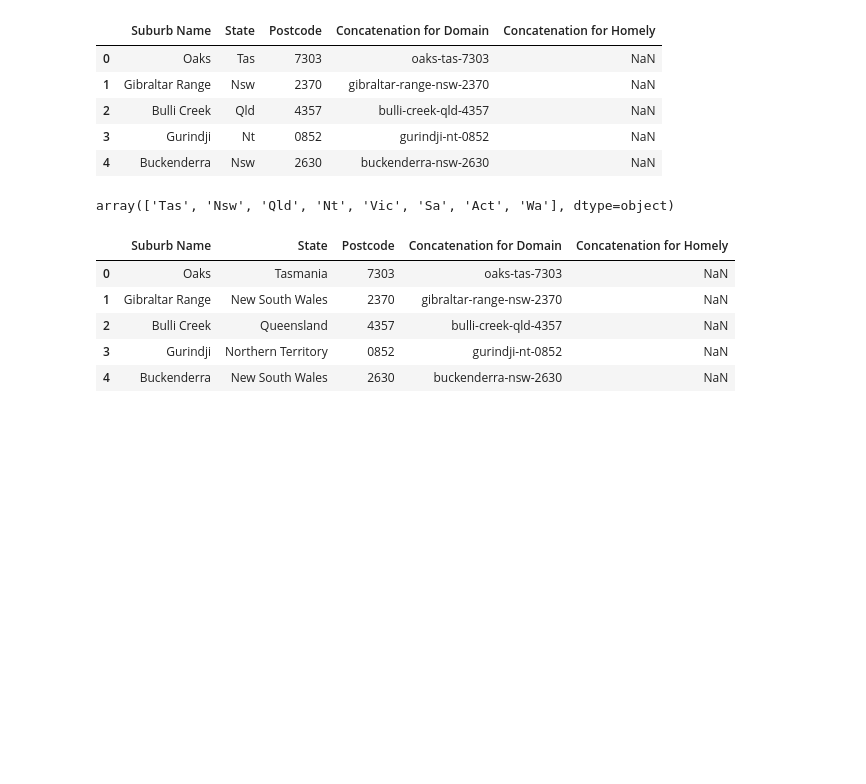
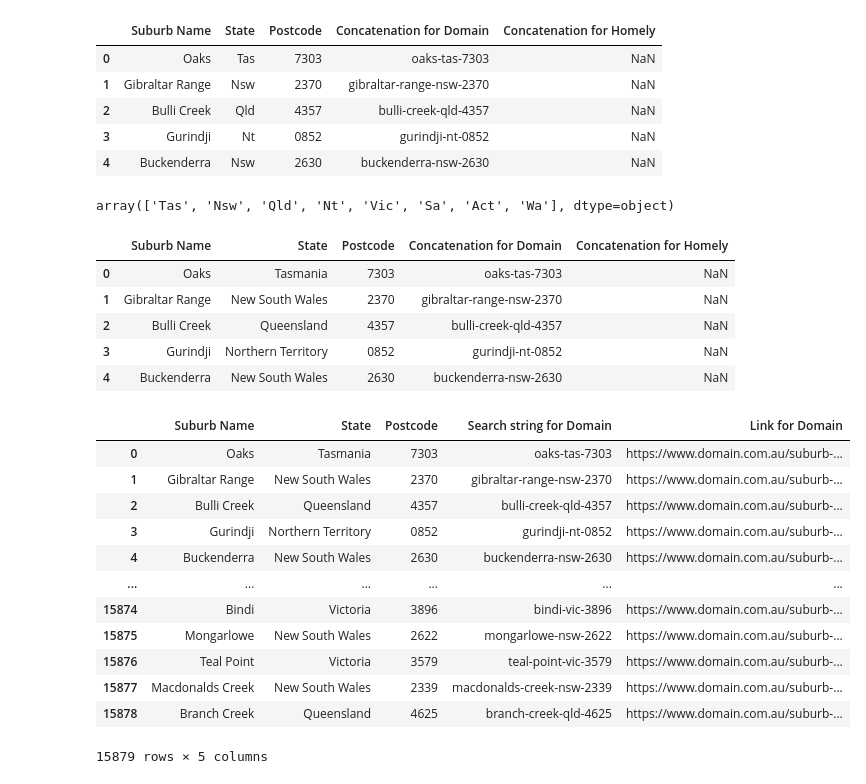
Before and after one commit to Selvamsmail/Personal_projects, a Jupyter notebook: realestate client/Suburb_Concatination.ipynb, the cells around one changed output. Cells and saved outputs as stored; diff of their text form; code cells hidden in the pictures; blank space fills up the shorter version.

```diff
--- a/realestate client/Suburb_Concatination.ipynb
+++ b/realestate client/Suburb_Concatination.ipynb
@@ -46,3 +54,22 @@ df.head()
 | 2 | Bulli Creek | Queensland | 4357 | bulli-creek-qld-4357 | NaN |
 | 3 | Gurindji | Northern Territory | 0852 | gurindji-nt-0852 | NaN |
 | 4 | Buckenderra | New South Wales | 2630 | buckenderra-nsw-2630 | NaN |
+# %%
+df = df.rename(columns={'Concatenation for Domain':'Search string for Domain'})
+df['Link for Domain'] = df['Search string for Domain'].apply(lambda x: 'https://www.domain.com.au/suburb-profile/'+str(x))
+del df['Concatenation for Homely']
+df
+# %% [output]
+|  | Suburb Name | State | Postcode | Search string for Domain | Link for Domain |
+| 0 | Oaks | Tasmania | 7303 | oaks-tas-7303 | https://www.domain.com.au/suburb-... |
+| 1 | Gibraltar Range | New South Wales | 2370 | gibraltar-range-nsw-2370 | https://www.domain.com.au/suburb-... |
+| 2 | Bulli Creek | Queensland | 4357 | bulli-creek-qld-4357 | https://www.domain.com.au/suburb-... |
+| 3 | Gurindji | Northern Territory | 0852 | gurindji-nt-0852 | https://www.domain.com.au/suburb-... |
+| 4 | Buckenderra | New South Wales | 2630 | buckenderra-nsw-2630 | https://www.domain.com.au/suburb-... |
+| ... | ... | ... | ... | ... | ... |
+| 15874 | Bindi | Victoria | 3896 | bindi-vic-3896 | https://www.domain.com.au/suburb-... |
+| 15875 | Mongarlowe | New South Wales | 2622 | mongarlowe-nsw-2622 | https://www.domain.com.au/suburb-... |
+| 15876 | Teal Point | Victoria | 3579 | teal-point-vic-3579 | https://www.domain.com.au/suburb-... |
+| 15877 | Macdonalds Creek | New South Wales | 2339 | macdonalds-creek-nsw-2339 | https://www.domain.com.au/suburb-... |
+| 15878 | Branch Creek | Queensland | 4625 | branch-creek-qld-4625 | https://www.domain.com.au/suburb-... |
+15879 rows × 5 columns
```
Also changed, not shown: parts of 25 cells of this notebook.
